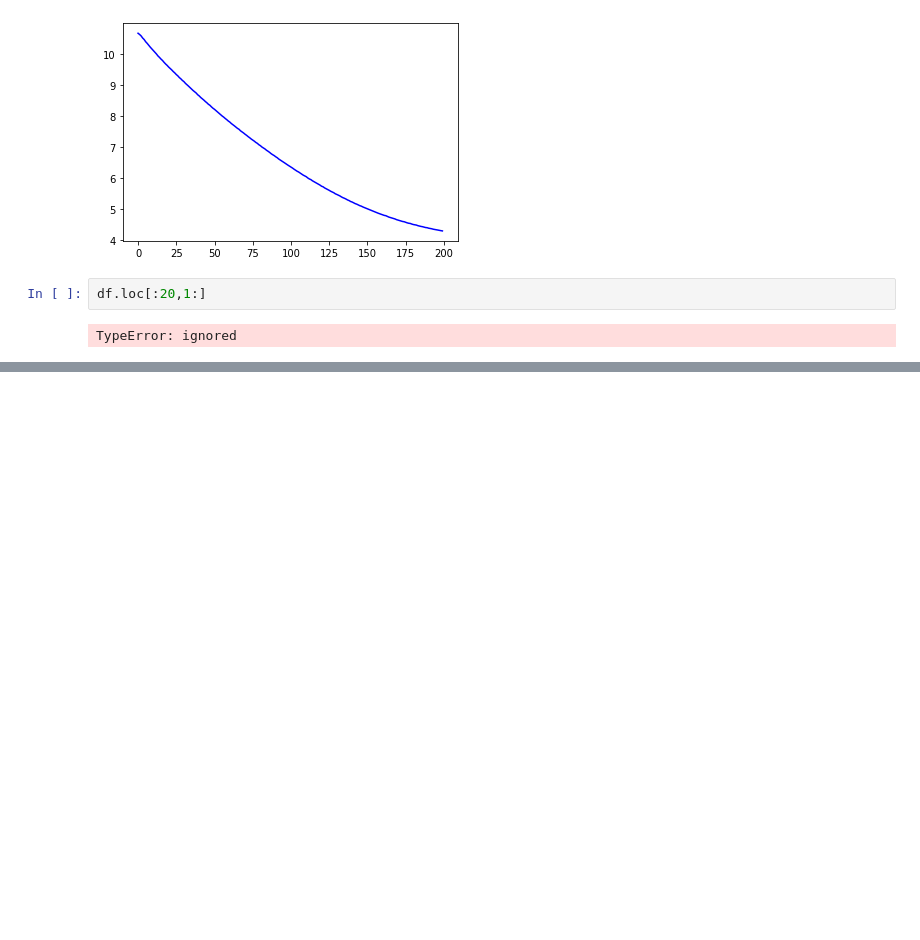
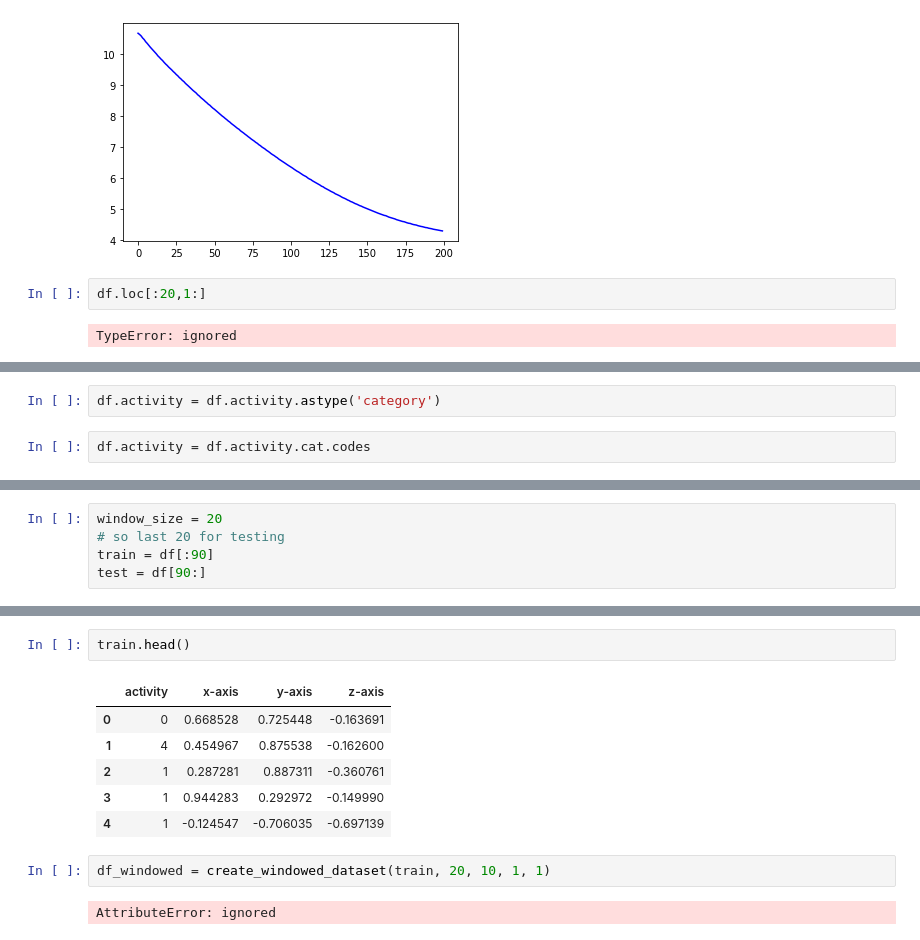
Before and after one commit to AkhilVinayakp/HAR_LSTM_CNN, a Jupyter notebook: windowing_test.ipynb, the cells around one changed output, grey strips where cells are left out. Saved outputs shown, nothing was run; the diff lists cells and outputs as text; blank space fills up the shorter version.

```diff
--- a/windowing_test.ipynb
+++ b/windowing_test.ipynb
@@ -367,0 +427,4 @@ TypeError: ignored
+# %%
+df.activity = df.activity.astype('category')
+# %%
+df.activity = df.activity.cat.codes
@@ -367,0 +437,5 @@ TypeError: ignored
+# %%
+window_size = 20
+# so last 20 for testing
+train = df[:90]
+test = df[90:]
@@ -367,0 +463,13 @@ TypeError: ignored
+# %%
+train.head()
+# %% [output]
+|  | activity | x-axis | y-axis | z-axis |
+| 0 | 0 | 0.668528 | 0.725448 | -0.163691 |
+| 1 | 4 | 0.454967 | 0.875538 | -0.162600 |
+| 2 | 1 | 0.287281 | 0.887311 | -0.360761 |
+| 3 | 1 | 0.944283 | 0.292972 | -0.149990 |
+| 4 | 1 | -0.124547 | -0.706035 | -0.697139 |
+# %%
+df_windowed = create_windowed_dataset(train, 20, 10, 1, 1)
+# %% [output]
+AttributeError: ignored
```
Also changed, not shown: parts of 21 cells of this notebook.
